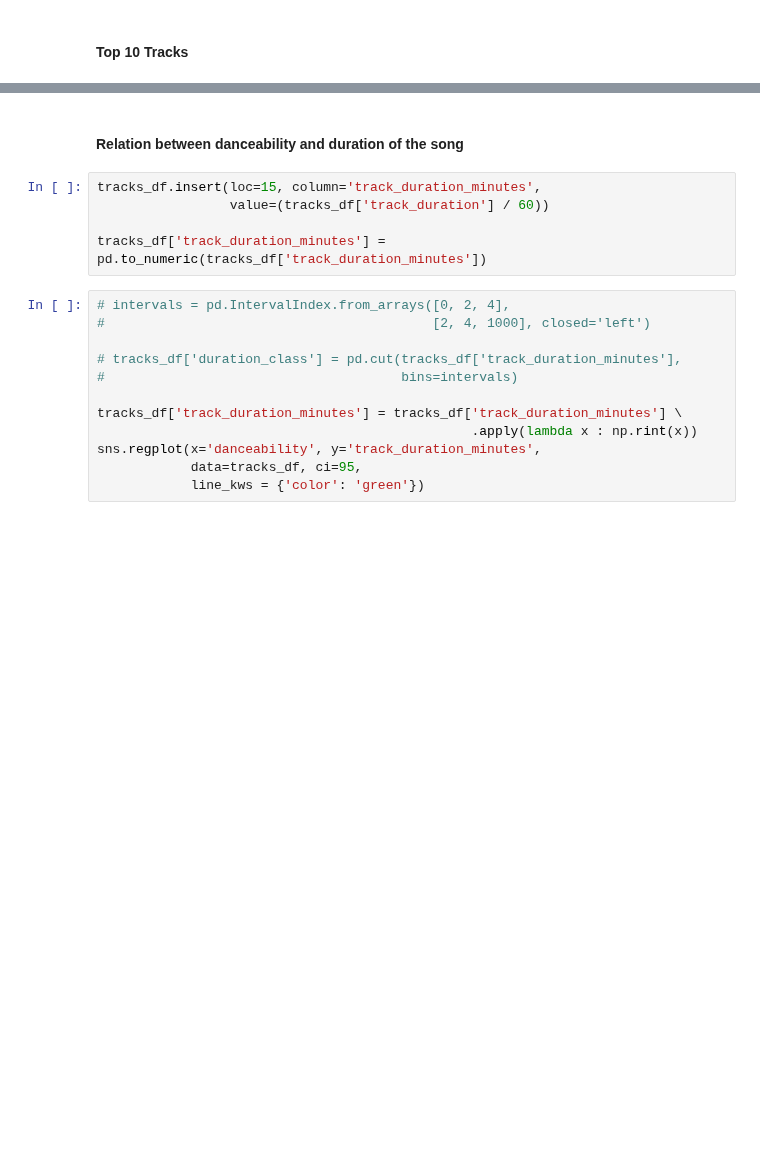
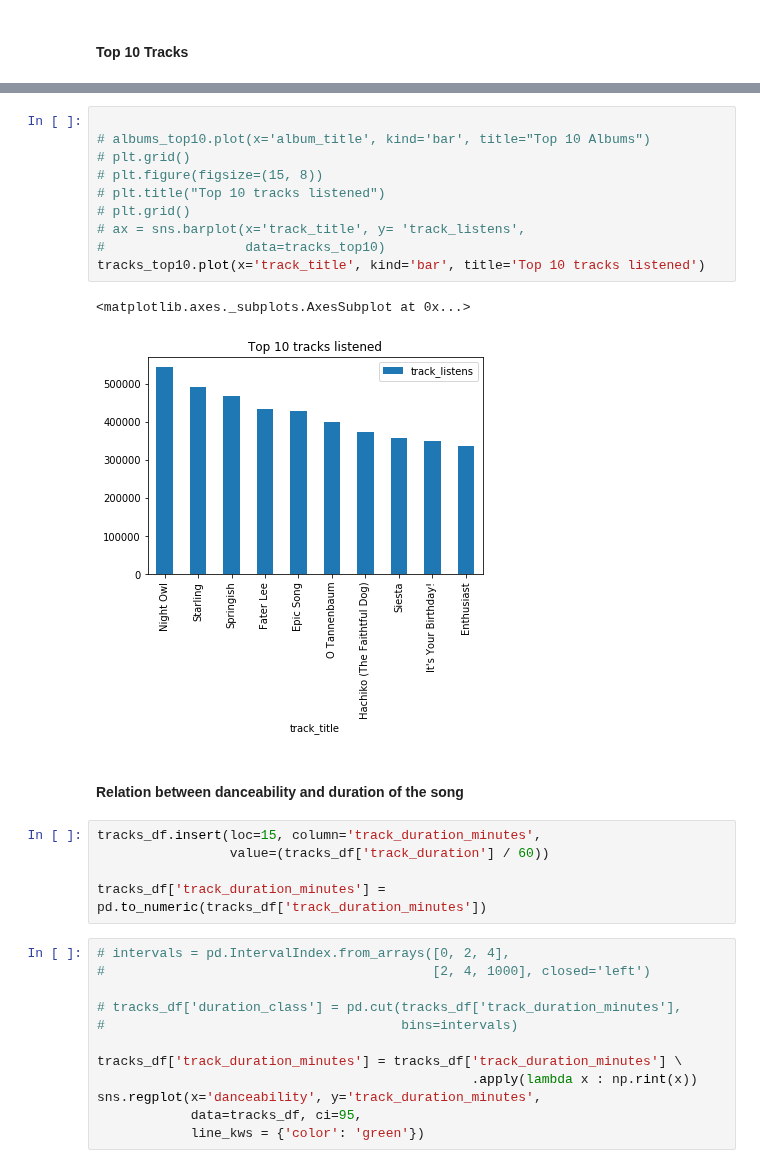
Before and after one commit to AndresMontero/Project, a Jupyter notebook: songs.ipynb, the cells around one changed output, grey strips where cells are left out. Saved outputs shown, nothing was run; the diff lists cells and outputs as text; blank space fills up the shorter version.

```diff
--- a/songs.ipynb
+++ b/songs.ipynb
@@ -314,3 +460,16 @@ ax = sns.barplot(x='track_title', y= 'track_listens',
+# %%
+
+# albums_top10.plot(x='album_title', kind='bar', title="Top 10 Albums")
+# plt.grid()
+# plt.figure(figsize=(15, 8))
+# plt.title("Top 10 tracks listened")
+# plt.grid()
+# ax = sns.barplot(x='track_title', y= 'track_listens',
+#                  data=tracks_top10)
+tracks_top10.plot(x='track_title', kind='bar', title='Top 10 tracks listened')
+# %% [output]
+<matplotlib.axes._subplots.AxesSubplot at 0x...>
+[figure, added]
 # %% [markdown]
 #### Relation between danceability and duration of the song
 # %%
```
Also changed, not shown: parts of 17 cells of this notebook.
